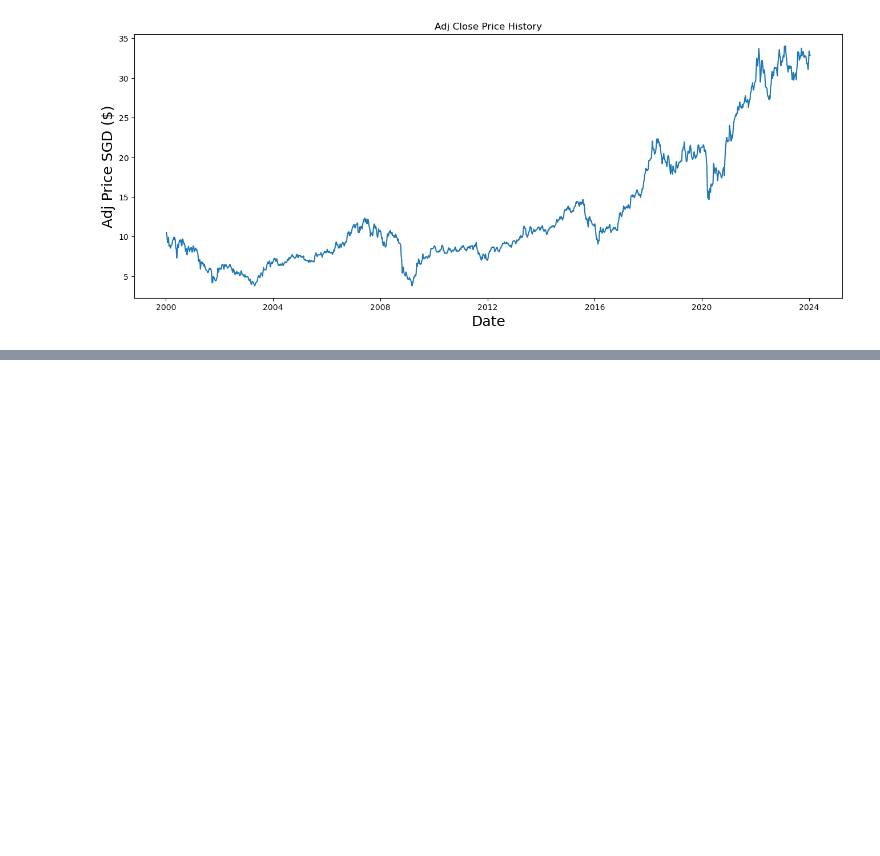
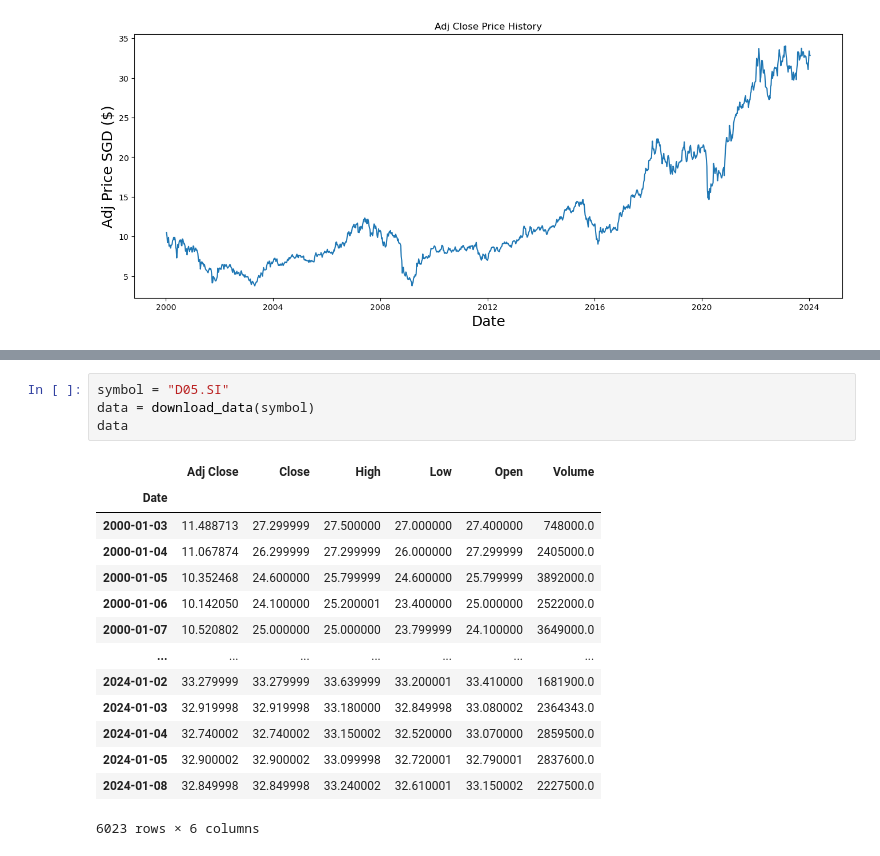
Before and after one commit to Darrel-Koh/Bulls-AI, a Jupyter notebook: mern/ML/connectDB.ipynb, the cells around one changed output, grey strips where cells are left out. Drawn from its saved outputs; the diff is of its cells as text; blank space fills up the shorter version.

```diff
--- a/mern/ML/connectDB.ipynb
+++ b/mern/ML/connectDB.ipynb
@@ -170,0 +330,19 @@ plt.show()
+# %%
+symbol = "D05.SI"
+data = download_data(symbol)
+data
+# %% [output]
+|  | Adj Close | Close | High | Low | Open | Volume |
+| Date |  |  |  |  |  |  |
+| 2000-01-03 | 11.488713 | 27.299999 | 27.500000 | 27.000000 | 27.400000 | 748000.0 |
+| 2000-01-04 | 11.067874 | 26.299999 | 27.299999 | 26.000000 | 27.299999 | 2405000.0 |
+| 2000-01-05 | 10.352468 | 24.600000 | 25.799999 | 24.600000 | 25.799999 | 3892000.0 |
+| 2000-01-06 | 10.142050 | 24.100000 | 25.200001 | 23.400000 | 25.000000 | 2522000.0 |
+| 2000-01-07 | 10.520802 | 25.000000 | 25.000000 | 23.799999 | 24.100000 | 3649000.0 |
+| ... | ... | ... | ... | ... | ... | ... |
+| 2024-01-02 | 33.279999 | 33.279999 | 33.639999 | 33.200001 | 33.410000 | 1681900.0 |
+| 2024-01-03 | 32.919998 | 32.919998 | 33.180000 | 32.849998 | 33.080002 | 2364343.0 |
+| 2024-01-04 | 32.740002 | 32.740002 | 33.150002 | 32.520000 | 33.070000 | 2859500.0 |
+| 2024-01-05 | 32.900002 | 32.900002 | 33.099998 | 32.720001 | 32.790001 | 2837600.0 |
+| 2024-01-08 | 32.849998 | 32.849998 | 33.240002 | 32.610001 | 33.150002 | 2227500.0 |
+6023 rows × 6 columns
```
Also changed, not shown: parts of 6 cells of this notebook.
